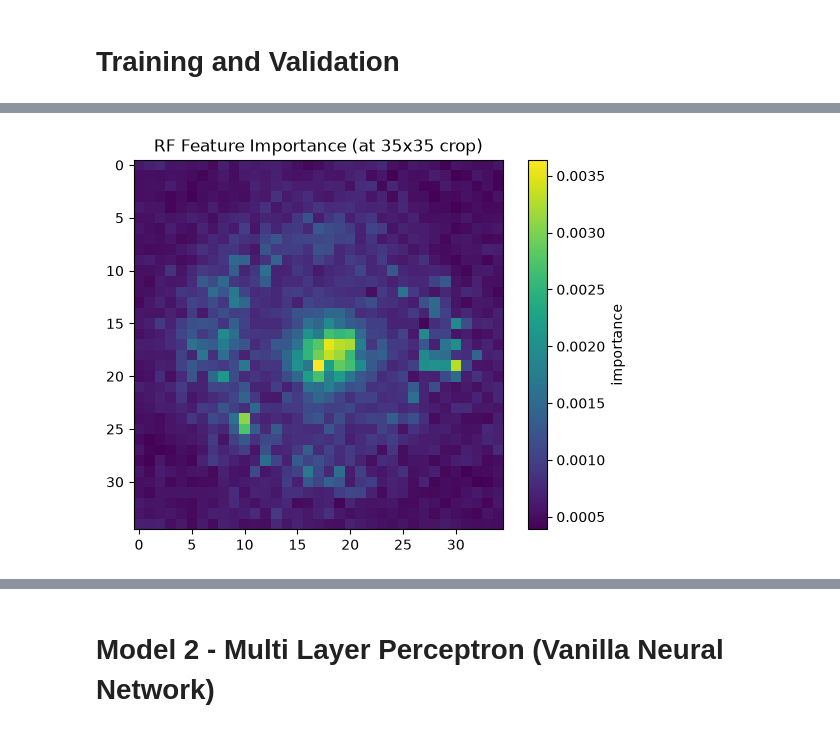
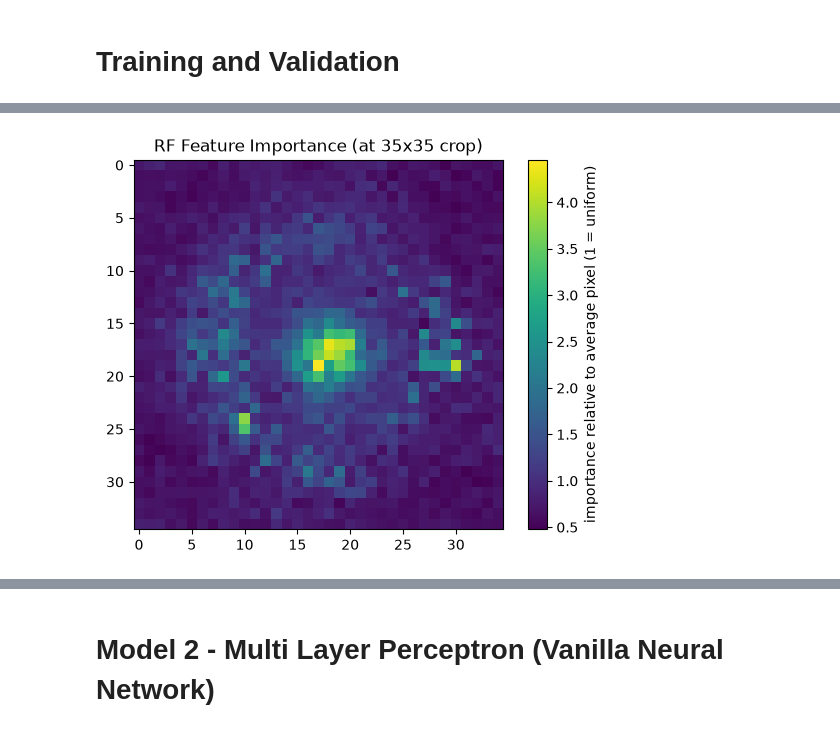
Before and after one commit to AyoubGutin/galaxy_classification, a Jupyter notebook: main.ipynb, the cells around one changed output, grey strips where cells are left out. Saved outputs shown, nothing was run; the diff lists cells and outputs as text; code cells hidden in the pictures.

```diff
--- a/main.ipynb
+++ b/main.ipynb
@@ -366,7 +366,7 @@ dummy_clf = sk.dummy.DummyClassifier(strategy='most_frequent')
 dummy_clf.fit(X[idx_train], y[idx_train])
 
 y_pred = dummy_clf.predict(X[idx_val])
-results.append(evaluate(y[idx_val], y_pred, 'Dummy', split='val', class_names=CLASS_NAMES))
+results.append(evaluate(y[idx_val], y_pred, 'Dummy', split='val', class_names=CLASS_NAMES, train_time=-1))
 clean_output(results)
 # %% [output]
 |  | model | seed | split | accuracy | macro_f1 | balanced_accuracy | train_time |
@@ -388,10 +388,7 @@ Galaxy Zoo volunteers classify the galaxies through a [decision tree of morpholi
 
 Because it sees flattened pixels at fixed positions, my hypothesis is that classes defined by overall brightness should do well, but classes defined more on shapes, like spirals, would struggle more.
 # %%
-X_crop_flattened = np.reshape(X_crop, (len(X_crop), -1))
-X_flattened = np.reshape(X, (len(X), -1))
-results = []
-
+X_crop_flattened = np.reshape(X_crop, (len(X_crop), -1)); X_flattened = np.reshape(X, (len(X), -1)) # flatten both cropped, and uncropped
 
 inputs = {
     'crop': X_crop_flattened,
@@ -427,11 +433,11 @@ To detect the galaxy's positioning, the foresth as to learn this through a flatt
 # %%
-importances = models['RF-crop-balanced'].feature_importances_
-imp_img = importances.reshape(35, 35, 3) # reshape the array back into the image
-imp_map = imp_img.sum(axis=-1)
+importances = models['RF-crop-balanced'].feature_importances_ # gets importance for every input column according to splits (3675 numbers) - adds up to 1
+imp_img = importances.reshape(35, 35, 3)
+imp_map = imp_img.sum(axis=-1) # adds up each band of the pixel, giving a 35*35 value grid with one importance per pixel
 
-plt.imshow(imp_map)
-plt.colorbar(label='importance')
-plt.title('RF Feature Importance (at 35x35 crop)')
+imp_rel = imp_map * imp_map.size # rescale to get relative importance e.g., 4 is 4x more important than a regular pixel
+plt.imshow(imp_rel)
+plt.colorbar(label='importance relative to average pixel (1 = uniform)'); plt.title('RF Feature Importance (at 35x35 crop)')
 plt.show()
 # %% [output]
-[figure, old version]
+[figure, new version]
```
Also changed, not shown: parts of 16 cells of this notebook.
